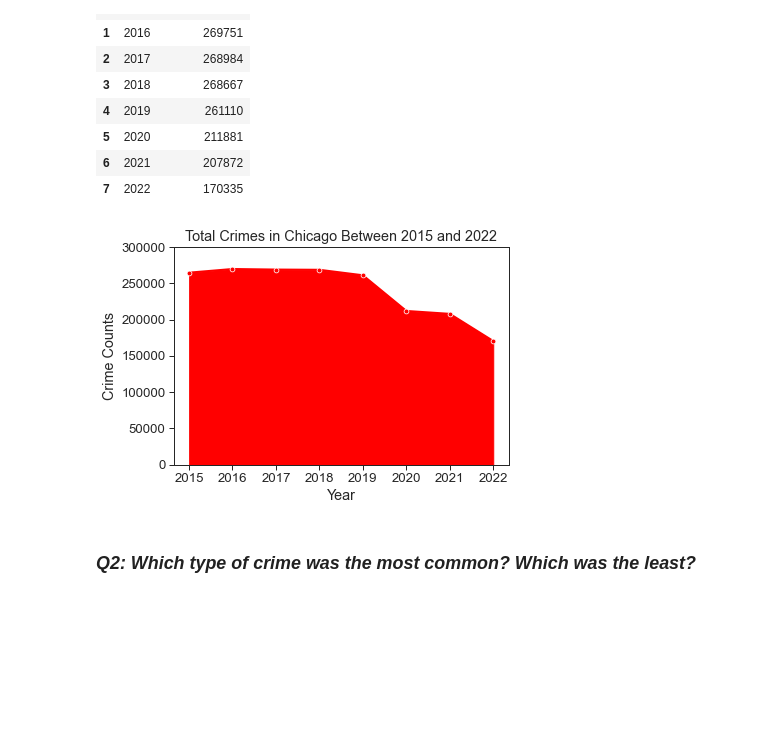
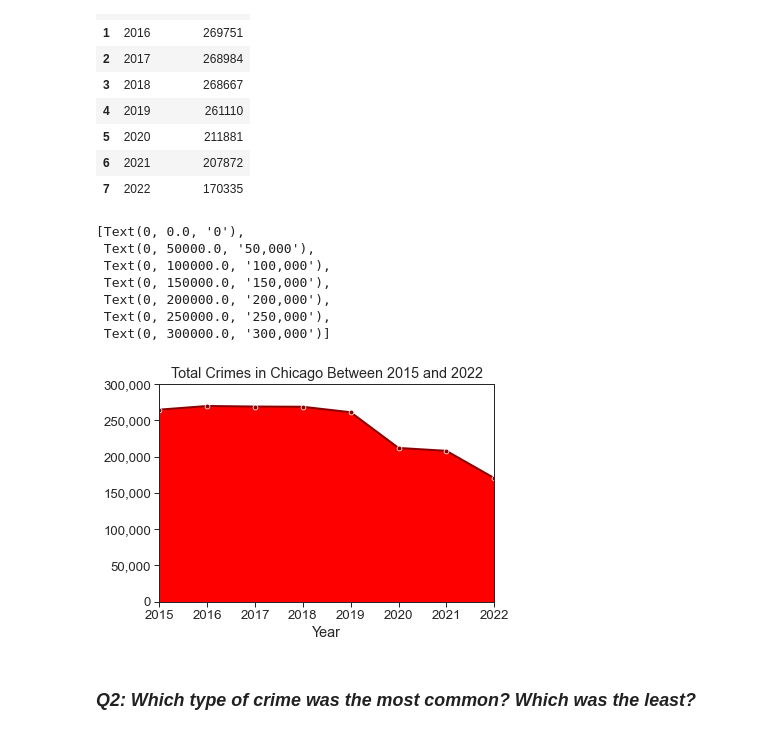
Before and after one commit to jcvincentliu/Analyzing-Racial-Disparities-in-Chicago-Police-Traffic-Stops, a Jupyter notebook: crime_cleaning.ipynb, the cells around one changed output. Saved outputs shown, nothing was run; the diff lists cells and outputs as text; code cells hidden in the pictures; blank space fills up the shorter version.

```diff
--- a/crime_cleaning.ipynb
+++ b/crime_cleaning.ipynb
@@ -235,11 +235,21 @@ count_by_year
 # %%
 sns.set_context("paper", font_scale = 1.5)
 sns.set_style("ticks")
-p = sns.lineplot(x = "Year", y = "Crime Counts", data = count_by_year, marker = "o", color = "red", linewidth=2)
-p.set(ylim = [0, 300000], title = "Total Crimes in Chicago Between 2015 and 2022")
+p = sns.lineplot(x = "Year", y = "Crime Counts", data = count_by_year, marker = "o", color = "darkred", linewidth=2)
+p.set(xlim = [2015,2022], ylim = [0, 300000], title = "Total Crimes in Chicago Between 2015 and 2022")
 plt.stackplot("Year", "Crime Counts", data = count_by_year, color = "red")
+#plt.xlim([2015,2022])
+plt.ylabel("")
+plt.gca().set_yticklabels(['{:,.0f}'.format(x) for x in plt.gca().get_yticks()])
 # %% [output]
+[Text(0, 0.0, '0'),
+ Text(0, 50000.0, '50,000'),
+ Text(0, 100000.0, '100,000'),
+ Text(0, 150000.0, '150,000'),
+ Text(0, 200000.0, '200,000'),
+ Text(0, 250000.0, '250,000'),
+ Text(0, 300000.0, '300,000')]
-[figure, old version]
+[figure, new version]
 # %% [markdown]
 ### *Q2: Which type of crime was the most common? Which was the least?*
 # %% [markdown]
```
Also changed, not shown: parts of 5 cells of this notebook.
